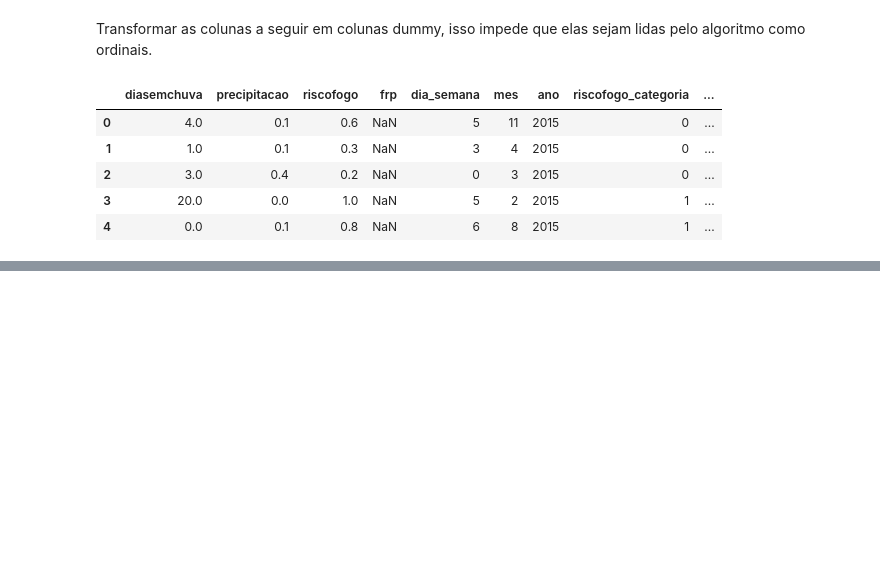
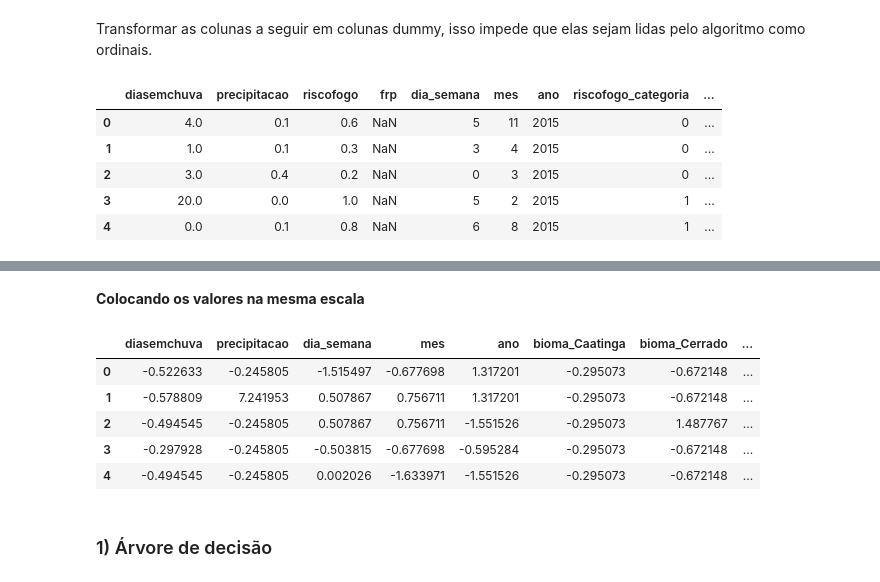
Before and after one commit to heavyrick/posgrad, a Jupyter notebook: final/focos_queimadas.ipynb, the cells around one changed output, grey strips where cells are left out. Saved outputs shown, nothing was run; the diff lists cells and outputs as text; code cells hidden in the pictures; blank space fills up the shorter version.

```diff
--- a/final/focos_queimadas.ipynb
+++ b/final/focos_queimadas.ipynb
@@ -823,0 +884,25 @@ df_focos_queimadas_ml.head()
+# %% [markdown]
+**Colocando os valores na mesma escala**
+# %%
+standard_scaler = StandardScaler()
+
+X_teste = standard_scaler.fit_transform(X_teste)
+X_treino = standard_scaler.transform(X_treino)
+
+# características
+X_teste = pd.DataFrame(X_teste, columns = caracteristicas.columns)
+X_treino = pd.DataFrame(X_treino, columns = caracteristicas.columns)
+
+# rótulos
+y_teste = pd.DataFrame(y_teste, columns = ['riscofogo_categoria'])
+y_treino = pd.DataFrame(y_treino, columns = ['riscofogo_categoria'])
+X_treino.head()
+# %% [output]
+|  | diasemchuva | precipitacao | dia_semana | mes | ano | bioma_Caatinga | bioma_Cerrado | ... |
+| 0 | -0.522633 | -0.245805 | -1.515497 | -0.677698 | 1.317201 | -0.295073 | -0.672148 | ... |
+| 1 | -0.578809 | 7.241953 | 0.507867 | 0.756711 | 1.317201 | -0.295073 | -0.672148 | ... |
+| 2 | -0.494545 | -0.245805 | 0.507867 | 0.756711 | -1.551526 | -0.295073 | 1.487767 | ... |
+| 3 | -0.297928 | -0.245805 | -0.503815 | -0.677698 | -0.595284 | -0.295073 | -0.672148 | ... |
+| 4 | -0.494545 | -0.245805 | 0.002026 | -1.633971 | -1.551526 | -0.295073 | -0.672148 | ... |
+# %% [markdown]
+### 1) Árvore de decisão
```
Also changed, not shown: parts of 29 cells of this notebook, 4 other files.
